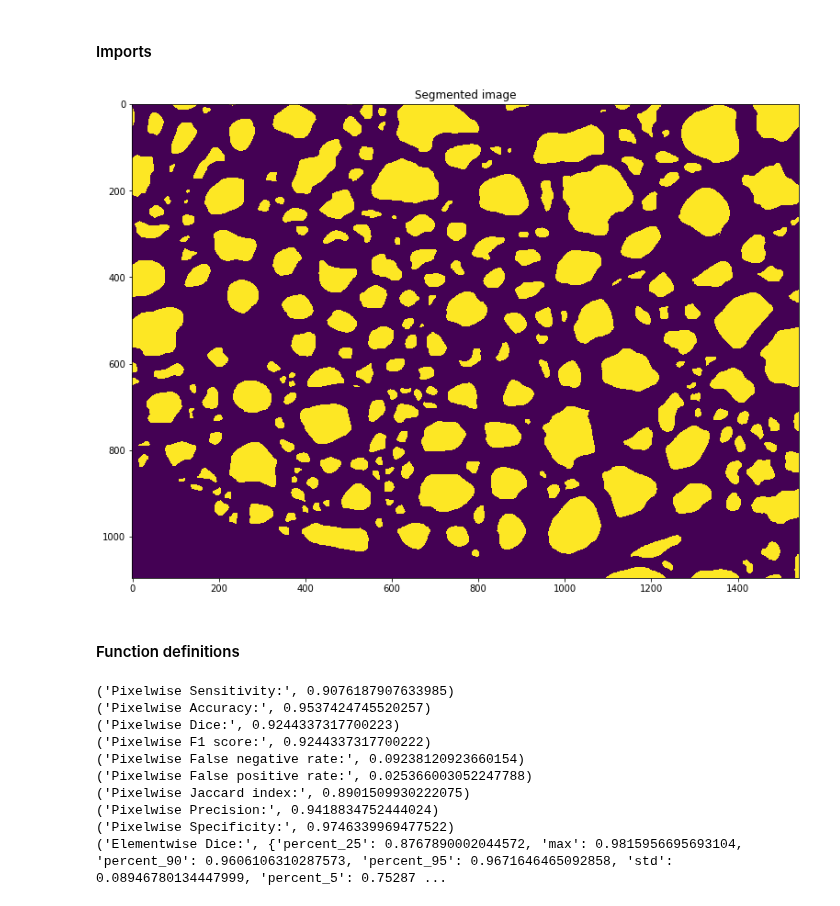
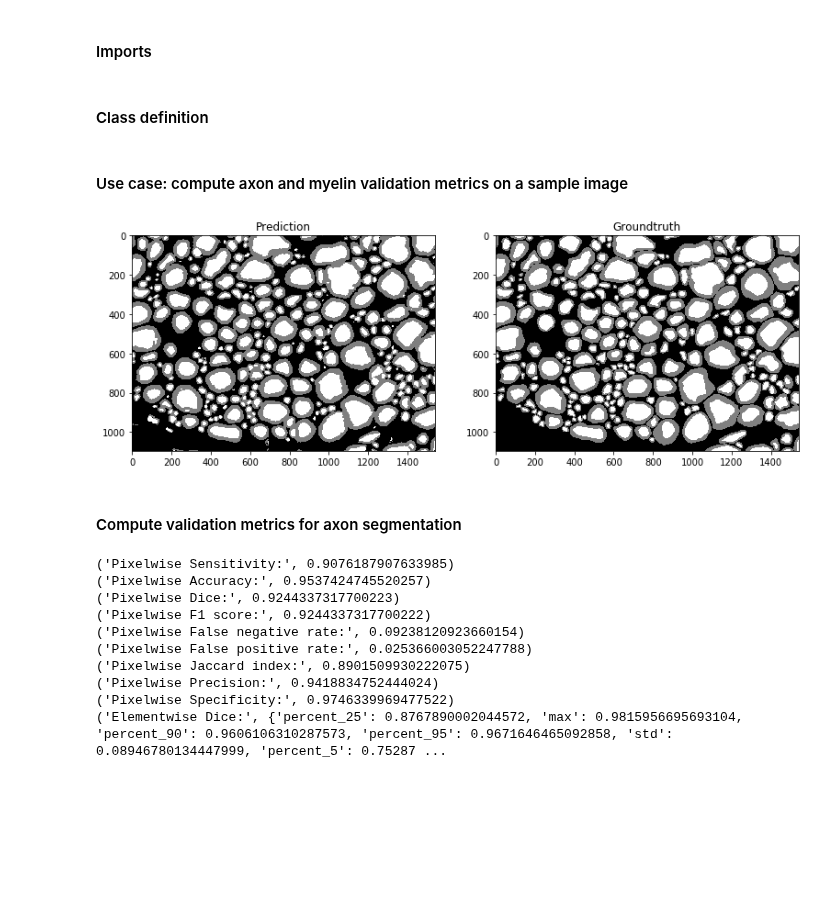
Before and after one commit to axondeepseg/axondeepseg, a Jupyter notebook: notebooks/performance_metrics.ipynb, the cells around one changed output. Saved outputs shown, nothing was run; the diff lists cells and outputs as text; code cells hidden in the pictures; blank space fills up the shorter version.

```diff
--- a/notebooks/performance_metrics.ipynb
+++ b/notebooks/performance_metrics.ipynb
@@ -19 +20,3 @@ from scipy.misc import imread, imsave
 %matplotlib inline
+# %% [markdown]
+#### Class definition
@@ -20,3 +130,5 @@ from scipy.misc import imread, imsave
+# %% [markdown]
+#### Use case: compute axon and myelin validation metrics on a sample image
 # %%
-path_img = '/Users/rudinakaprata/Documents/Aldo/axondeepseg/AxonDeepSeg/data_test/image.png'
+path_img = '/Users/Documents/Aldo/axondeepseg/AxonDeepSeg/data_test/image.png'
 # %%
@@ -38,10 +152,12 @@ pred_axon = pred > 200
 pred_myelin = np.logical_and(pred >= 50, pred <= 200)
 # %%
 plt.figure(figsize=(13,10))
-plt.title('Segmented image')
-plt.imshow(gt_axon)
+plt.subplot(121)
+plt.title('Prediction')
+plt.imshow(pred,cmap='gray')
+plt.subplot(122)
+plt.title('Groundtruth')
+plt.imshow(mask,cmap='gray')
 plt.show();
 # %% [output]
-[figure, old version]
+[figure, new version]
-# %% [markdown]
-#### Function definitions
@@ -183,3 +164,5 @@ class Metrics_calculator:
+# %% [markdown]
+#### Compute validation metrics for axon segmentation
 # %%
 # Create object to manage segmentation metrics for axon mask
 axon_metrics = Metrics_calculator(pred_axon, gt_axon)
```
Also changed, not shown: parts of 12 cells of this notebook, 1 other file.
